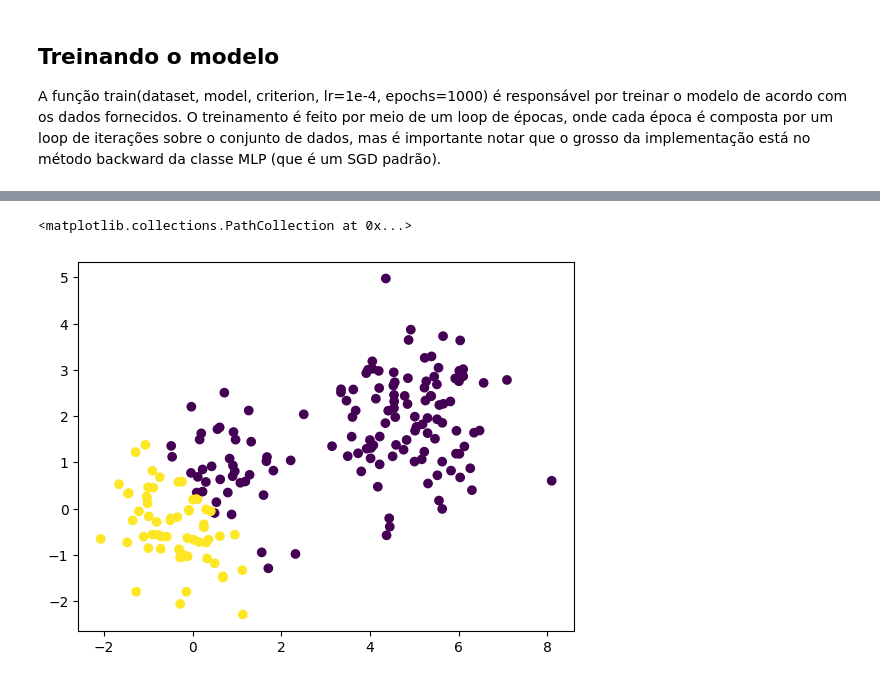
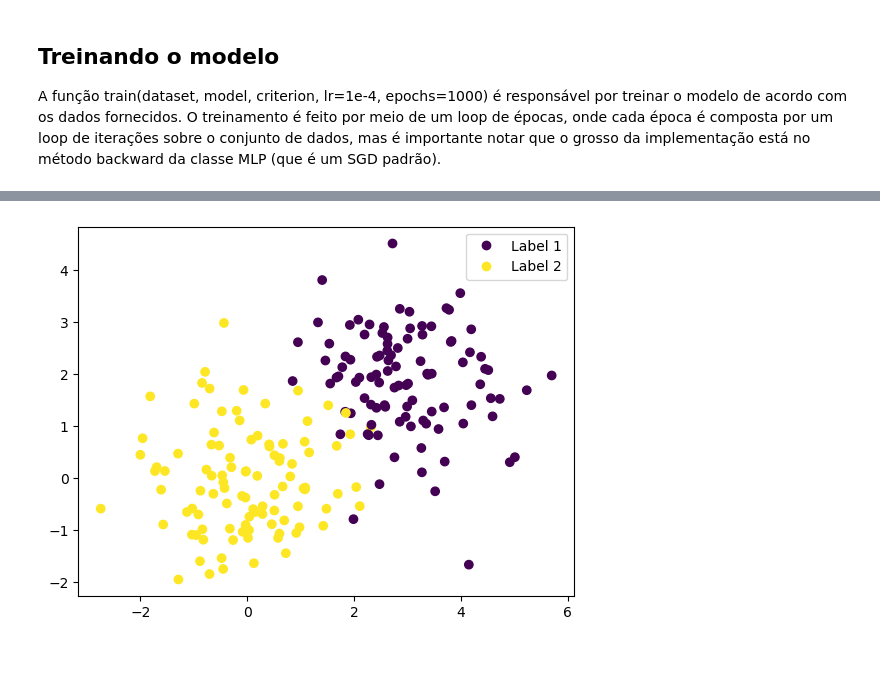
Before and after one commit to rzimmerdev/sentiment-analysis, a Jupyter notebook: atividade_1.ipynb, the cells around one changed output, grey strips where cells are left out. Cells and saved outputs as stored; diff of their text form; code cells hidden in the pictures.

```diff
--- a/atividade_1.ipynb
+++ b/atividade_1.ipynb
@@ -53,7 +56,7 @@ def generate_class(mu, sigma, n):
     return np.random.normal(mu, sigma, n)
 
 
-def generate_data(classes):
+def generate_dataset(classes):
     data = []
     for label, params in classes.items():
         n, columns = params
@@ -377,20 +339,15 @@ def train(dataset, model: Module, criterion: Loss, lr, epochs=1000):
     return losses
 # %%
 classes = {
-    0: (100, [(5, 1), (2, 1)]),
+    0: (100, [(3, 1), (2, 1)]),
     1: (100, [(0, 1), (0, 1)]),
 }
 
-data = generate_data(classes)
-dataset = [(x[:2], x[2:]) for x in data]
+dataset = generate_dataset(classes)
+input_features = dataset.shape[1] - len(classes)
+output_features = len(classes)
 
-mlp = MLP([
-    2,  # input layer
-    10,  # hidden layer
-    2,  # output layer
-], activations=[Tanh(), Tanh(), Tanh(), Tanh()])
-
-criteria = CrossEntropy()
-print(f"Loss: {np.sum([criteria(y, mlp(x))[0] for x, y in dataset])}")
-plt.scatter(data[:, 0], data[:, 1], c=mlp.pred(data[:, :2]))
+scatter = plt.scatter(dataset[:, 0], dataset[:, 1], c=np.argmax(dataset[:, 2:], axis=1))
+plt.legend(handles=scatter.legend_elements()[0], labels=['Label 1', 'Label 2', 'Label 3', ...])
+plt.show()
 # %% [output]
@@ -398,2 +354 @@ Loss: 126.07452891182183
-<matplotlib.collections.PathCollection at 0x...>
-[figure, old version]
+[figure, new version]
```
Also changed, not shown: parts of 32 cells of this notebook.
